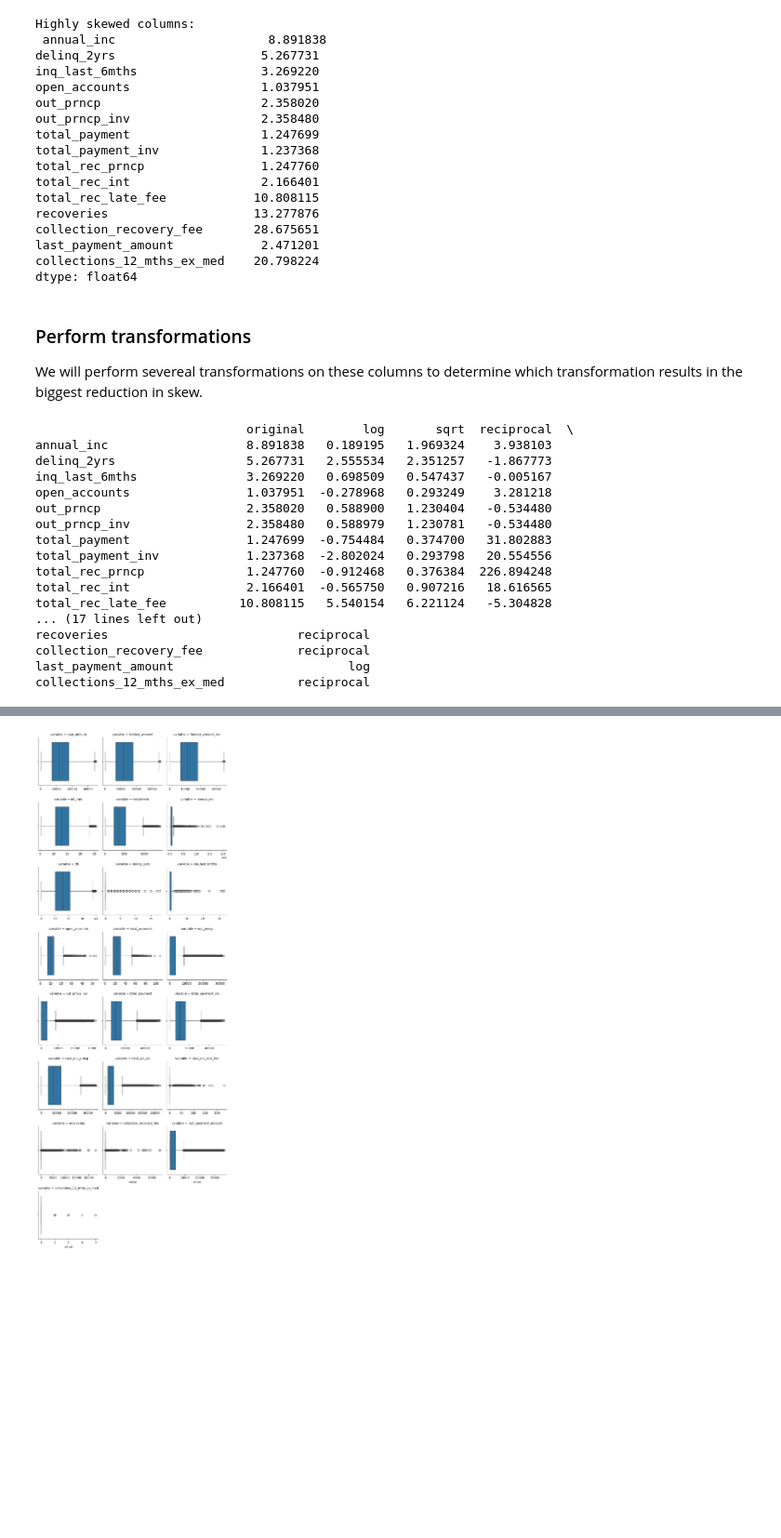
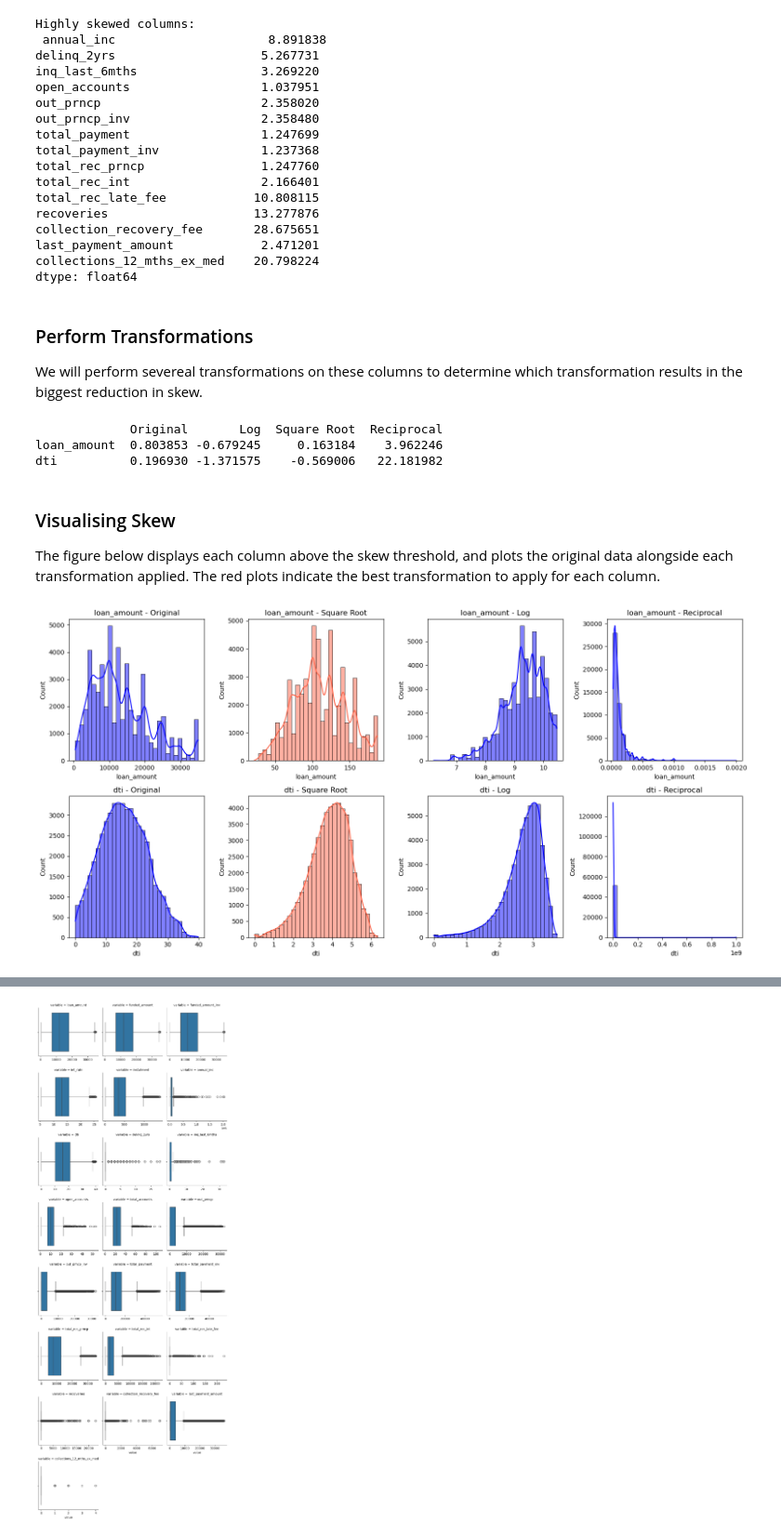
Before and after one commit to noemi-munt/exploratory-data-analysis---customer-loans-in-finance125, a Jupyter notebook: EDA.ipynb, the cells around one changed output, grey strips where cells are left out. Shown at 93% size. Saved outputs shown, nothing was run; the diff lists cells and outputs as text; code cells hidden in the pictures; blank space fills up the shorter version.

Commit message:
Update skew graphs

```diff
--- a/EDA.ipynb
+++ b/EDA.ipynb
@@ -422,12 +398,10 @@ All variables have a positive skew. A normal distribution has a skew of 0, sugge
 # %%
-# Define threshold
-threshold = 1  # Adjust as needed
-
-# Identify highly skewed columns
+threshold = 1
 highly_skewed_cols = skewness[abs(skewness) > threshold]
 
 print("\nHighly skewed columns:\n", highly_skewed_cols)
-col_names = highly_skewed_cols.index.tolist()
+skewed_col_names = highly_skewed_cols.index.tolist()
+skewed_col_names = ['loan_amount','dti']
 # %% [output]
 Highly skewed columns:
  annual_inc                     8.891838
@@ -447,29 +421,23 @@ last_payment_amount            2.471201
 collections_12_mths_ex_med    20.798224
 dtype: float64
 # %% [markdown]
-### Perform transformations
+### Perform Transformations
 
 We will perform severeal transformations on these columns to determine which transformation results in the biggest reduction in skew.
-# %%
-transformed_df = df_transform.skew_transform(col_names)
-# %% [output]
-                             original        log       sqrt  reciprocal  \
-annual_inc                   8.891838   0.189195   1.969324    3.938103
-delinq_2yrs                  5.267731   2.555534   2.351257   -1.867773
-inq_last_6mths               3.269220   0.698509   0.547437   -0.005167
-open_accounts                1.037951  -0.278968   0.293249    3.281218
-out_prncp                    2.358020   0.588900   1.230404   -0.534480
-out_prncp_inv                2.358480   0.588979   1.230781   -0.534480
-total_payment                1.247699  -0.754484   0.374700   31.802883
-total_payment_inv            1.237368  -2.802024   0.293798   20.554556
-total_rec_prncp              1.247760  -0.912468   0.376384  226.894248
-total_rec_int                2.166401  -0.565750   0.907216   18.616565
-total_rec_late_fee          10.808115   5.540154   6.221124   -5.304828
-... (17 lines left out)
-recoveries                          reciprocal
-collection_recovery_fee             reciprocal
-last_payment_amount                        log
-collections_12_mths_ex_med          reciprocal
+# %%
+skew_transformed_df, best_transformations_dict = df_transform.skew_transform(skewed_col_names)
+# %% [output]
+             Original       Log  Square Root  Reciprocal
+loan_amount  0.803853 -0.679245     0.163184    3.962246
+dti          0.196930 -1.371575    -0.569006   22.181982
+# %% [markdown]
+### Visualising Skew
+
+The figure below displays each column above the skew threshold, and plots the original data alongside each transformation applied. The red plots indicate the best transformation to apply for each column.
+# %%
+df_transform.plot_skew_transformations(skewed_col_names,best_transformations_dict)
+# %% [output]
+[figure, added]
 # %% [markdown]
 ## Removing Outliers
 
```
Also changed, not shown: parts of 30 cells of this notebook.
